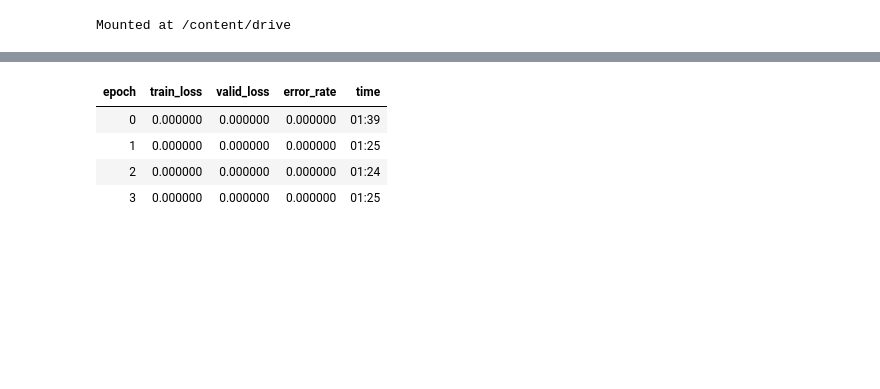
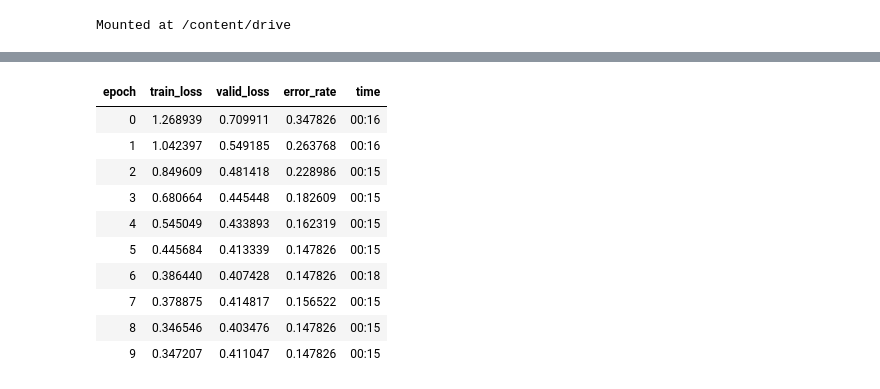
Before and after one commit to Stephaaniee/ProjectWork, a Jupyter notebook: Tst2.ipynb, the cells around one changed output, grey strips where cells are left out. Cells and saved outputs as stored; diff of their text form; code cells hidden in the pictures; blank space fills up the shorter version.

```diff
--- a/Tst2.ipynb
+++ b/Tst2.ipynb
@@ -97,7 +115,7 @@ dataTest = DataBlock(
     batch_tfms = [*aug_transforms(size = 224, max_warp=0), Normalize.from_stats(*imagenet_stats)] #scaling the image to train faster
 )
 # %%
-dls = dataTest.dataloaders('/content/drive/MyDrive/train_folder', bs=64)
+dls = dataTest.dataloaders('/content/drive/MyDrive/output/test', bs=32)
 # %%
 dls.show_batch(max_n=10)
 # %% [output]
@@ -105,4 +123,4 @@ KeyError: "Label 'sick' was not included in the training dataset"
 # %%
 model = vision_learner(dls, resnet34, metrics = error_rate)
-model.fit_one_cycle(4)
+model.fit_one_cycle(10)
 # %% [output]
@@ -110,5 +127,11 @@ Downloading: "https://download.pytorch.org/models/resnet34-b627a593.pth" to /roo
 | epoch | train_loss | valid_loss | error_rate | time |
-| 0 | 0.000000 | 0.000000 | 0.000000 | 01:39 |
-| 1 | 0.000000 | 0.000000 | 0.000000 | 01:25 |
-| 2 | 0.000000 | 0.000000 | 0.000000 | 01:24 |
-| 3 | 0.000000 | 0.000000 | 0.000000 | 01:25 |
+| 0 | 1.268939 | 0.709911 | 0.347826 | 00:16 |
+| 1 | 1.042397 | 0.549185 | 0.263768 | 00:16 |
+| 2 | 0.849609 | 0.481418 | 0.228986 | 00:15 |
+| 3 | 0.680664 | 0.445448 | 0.182609 | 00:15 |
+| 4 | 0.545049 | 0.433893 | 0.162319 | 00:15 |
+| 5 | 0.445684 | 0.413339 | 0.147826 | 00:15 |
+| 6 | 0.386440 | 0.407428 | 0.147826 | 00:18 |
+| 7 | 0.378875 | 0.414817 | 0.156522 | 00:15 |
+| 8 | 0.346546 | 0.403476 | 0.147826 | 00:15 |
+| 9 | 0.347207 | 0.411047 | 0.147826 | 00:15 |
```
Also changed, not shown: parts of 16 cells of this notebook.
